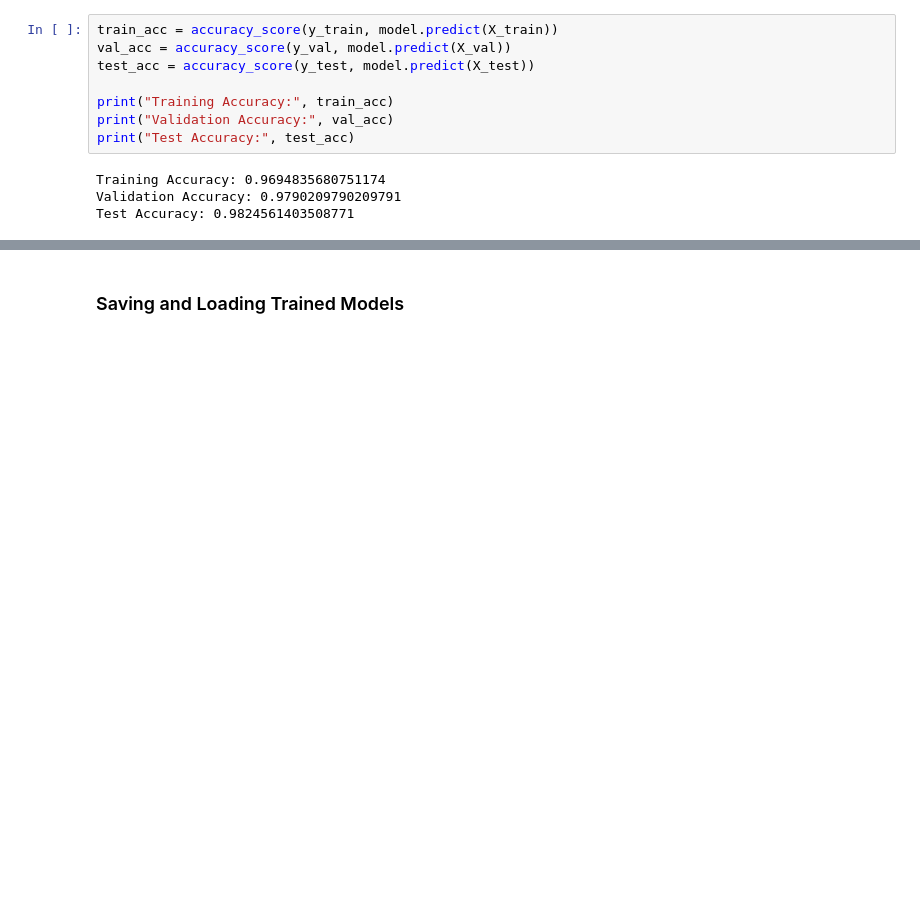
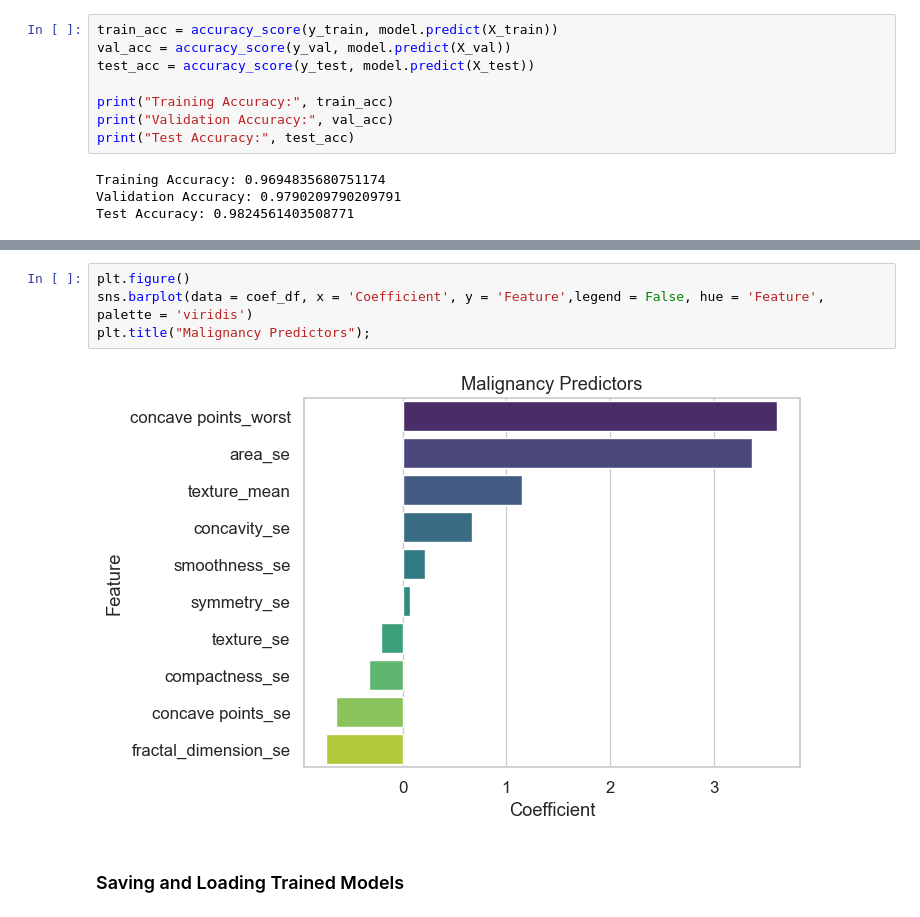
Before and after one commit to OjPreshuz/breast-cancer-logreg, a Jupyter notebook: notebooks/data_exploration.ipynb, the cells around one changed output, grey strips where cells are left out. Drawn from its saved outputs; the diff is of its cells as text; blank space fills up the shorter version.

```diff
--- a/notebooks/data_exploration.ipynb
+++ b/notebooks/data_exploration.ipynb
@@ -482,3 +505,9 @@ coef_df.head(5)
+# %%
+plt.figure()
+sns.barplot(data = coef_df, x = 'Coefficient', y = 'Feature',legend = False, hue = 'Feature', palette = 'viridis')
+plt.title("Malignancy Predictors");
+# %% [output]
+[figure, added]
 # %% [markdown]
 ### Saving and Loading Trained Models
 # %%
```
Also changed, not shown: parts of 7 cells of this notebook, 1 other file.
